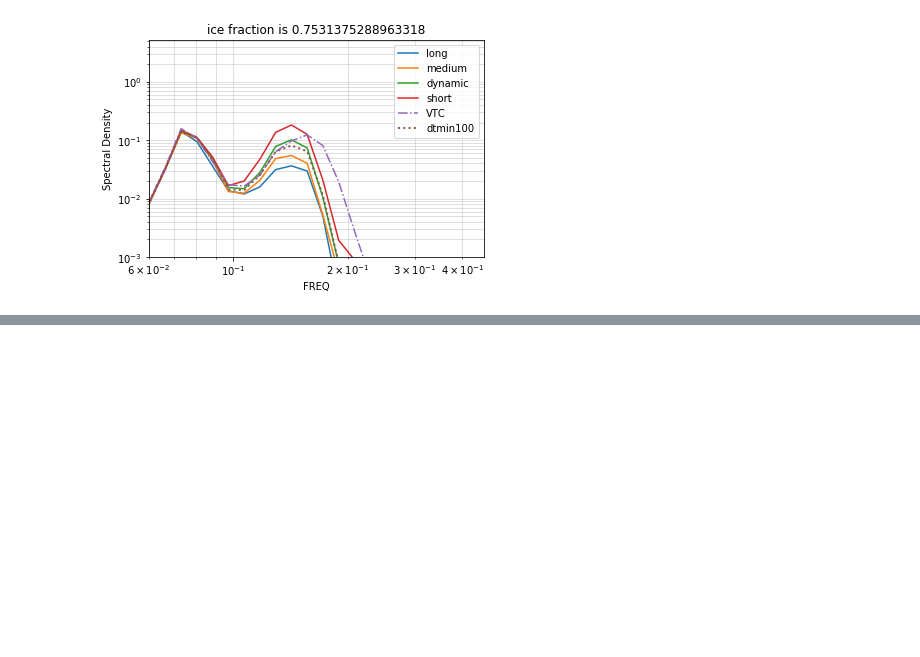
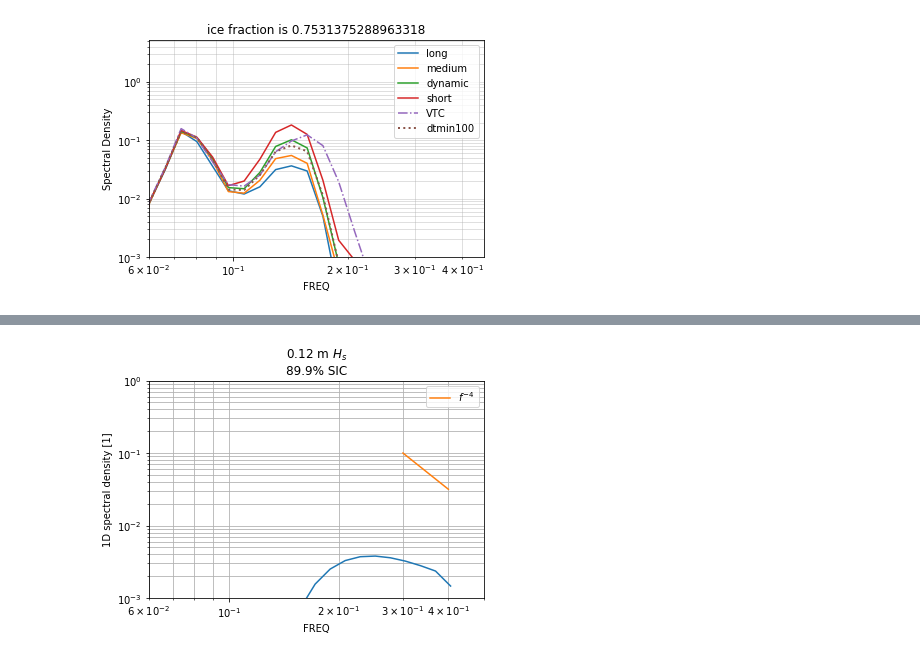
Before and after one commit to vtcooper/waveice, a Jupyter notebook: cmb/TimeStepSensitivity_VTC.ipynb, the cells around one changed output, grey strips where cells are left out. Saved outputs shown, nothing was run; the diff lists cells and outputs as text; code cells hidden in the pictures; blank space fills up the shorter version.

```diff
--- a/cmb/TimeStepSensitivity_VTC.ipynb
+++ b/cmb/TimeStepSensitivity_VTC.ipynb
@@ -522,0 +561,17 @@ plt.xlim(0.06,)
+# %%
+isel_ni = 201
+isel_nj = 355
+
+tempww.EF[:,isel_nj,isel_ni].plot()
+plt.loglog()
+plt.ylim(10**-3,1)
+plt.xlim(0.06,0.5)
+plt.grid(True,which='both')
+plt.title(
+    str(np.round(tempww.HS[isel_nj,isel_ni].values,2)) + ' m $H_s$\n' +
+    str(np.round(tempww.ICE[isel_nj,isel_ni].values,3)*100) + '% SIC')
+plt.plot(xx,yy,label='$f^{-4}$')
+plt.legend()
+plt.show()
+# %% [output]
+[figure, added]
```
Also changed, not shown: parts of 5 cells of this notebook, 1 other file.
